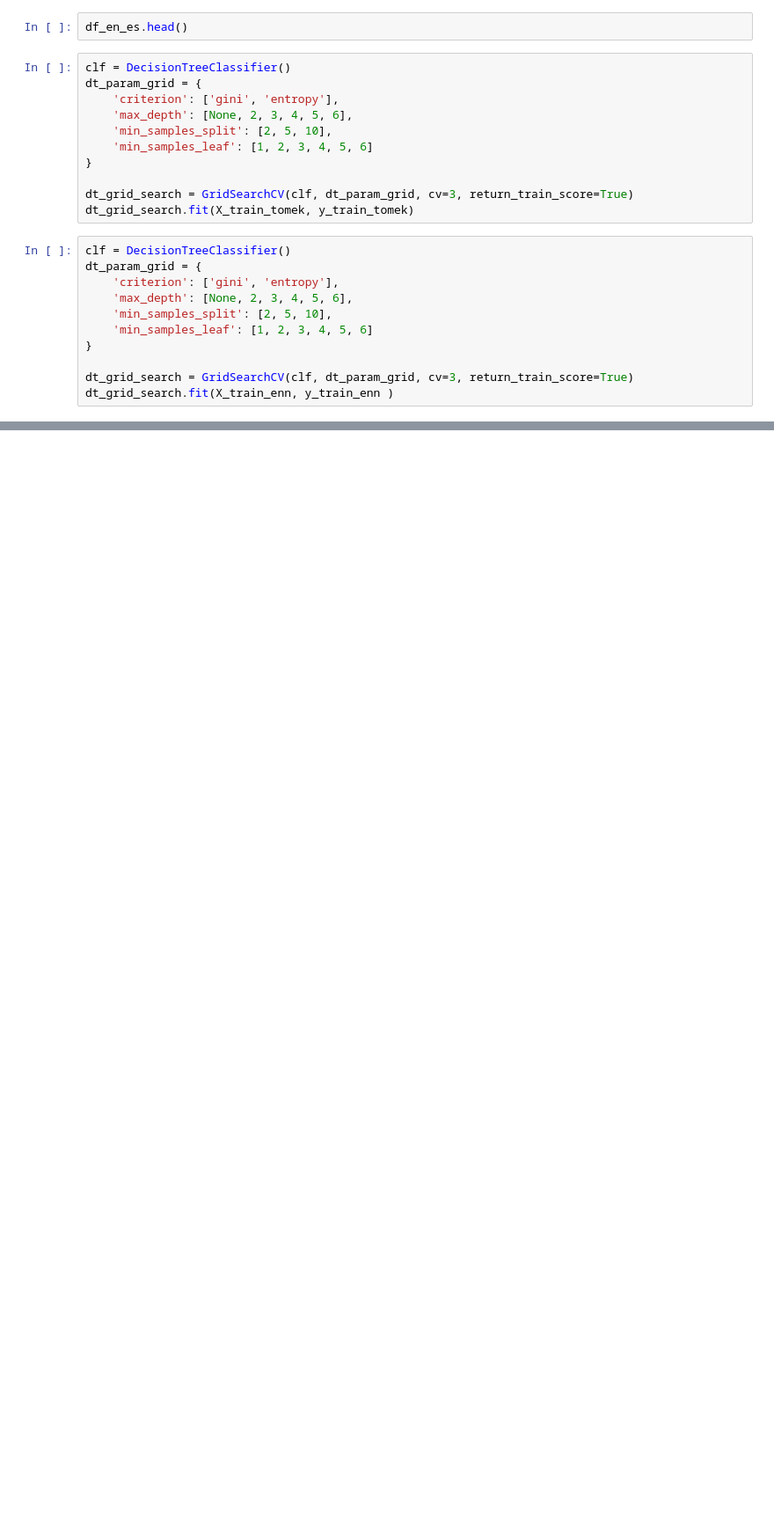
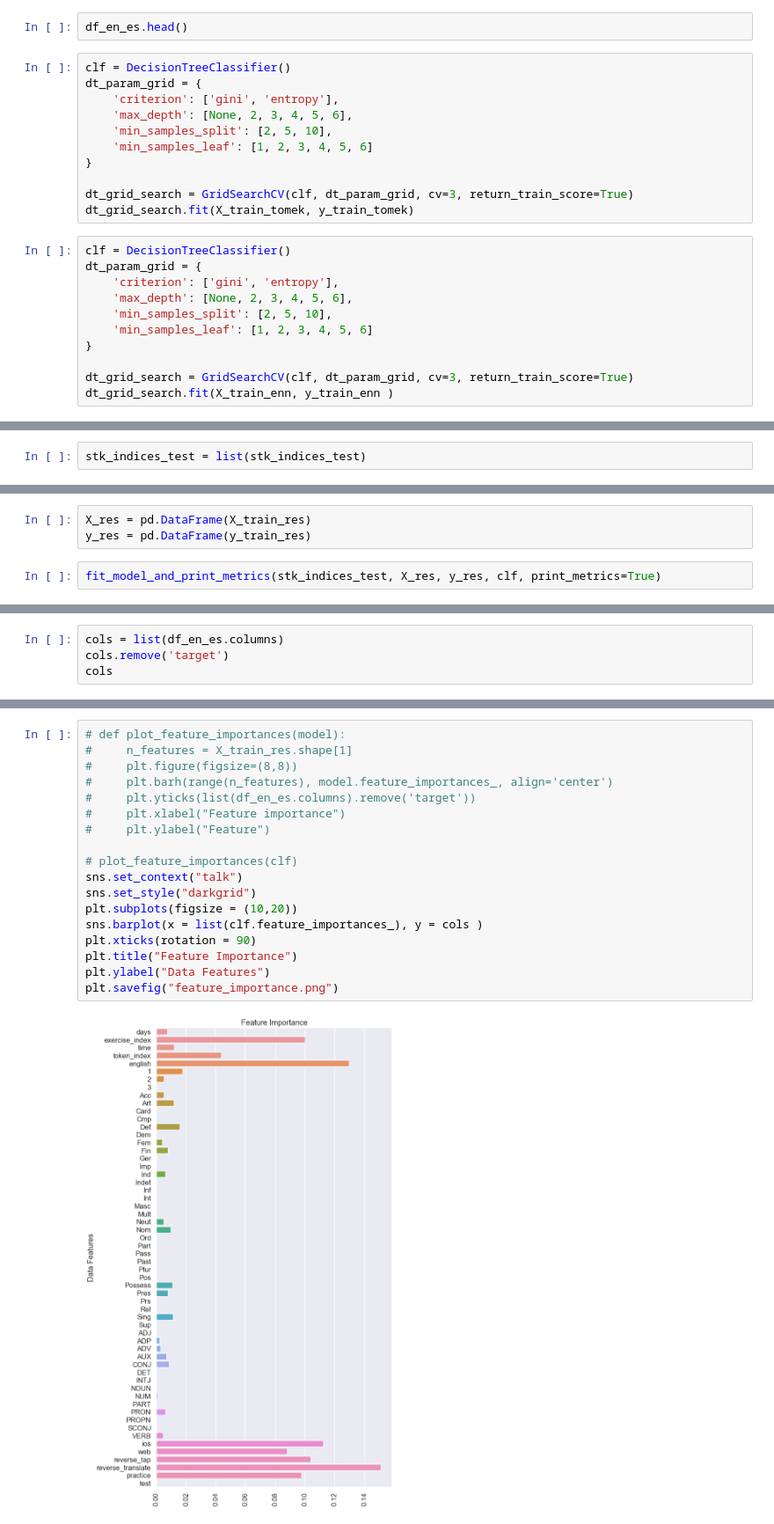
Before and after one commit to k-christensen/en_es_duo_SLAM, a Jupyter notebook: data_processing.ipynb, the cells around one changed output, grey strips where cells are left out. Shown at 88% size. Cells and saved outputs as stored; diff of their text form; blank space fills up the shorter version.

```diff
--- a/data_processing.ipynb
+++ b/data_processing.ipynb
@@ -2166,0 +2187,2 @@ print("Validation accuracy: {:.4}%".format(val_accuracy * 100))
+# %%
+stk_indices_test = list(stk_indices_test)
@@ -2166,0 +2192,5 @@ print("Validation accuracy: {:.4}%".format(val_accuracy * 100))
+# %%
+X_res = pd.DataFrame(X_train_res)
+y_res = pd.DataFrame(y_train_res)
+# %%
+fit_model_and_print_metrics(stk_indices_test, X_res, y_res, clf, print_metrics=True)
@@ -2166,0 +2229,4 @@ print("Validation accuracy: {:.4}%".format(val_accuracy * 100))
+# %%
+cols = list(df_en_es.columns)
+cols.remove('target')
+cols
@@ -2166,0 +2271,20 @@ print("Validation accuracy: {:.4}%".format(val_accuracy * 100))
+# %%
+# def plot_feature_importances(model):
+#     n_features = X_train_res.shape[1]
+#     plt.figure(figsize=(8,8))
+#     plt.barh(range(n_features), model.feature_importances_, align='center')
+#     plt.yticks(list(df_en_es.columns).remove('target'))
+#     plt.xlabel("Feature importance")
+#     plt.ylabel("Feature")
+
+# plot_feature_importances(clf)
+sns.set_context("talk")
+sns.set_style("darkgrid")
+plt.subplots(figsize = (10,20))
+sns.barplot(x = list(clf.feature_importances_), y = cols )
+plt.xticks(rotation = 90)
+plt.title("Feature Importance")
+plt.ylabel("Data Features")
+plt.savefig("feature_importance.png")
+# %% [output]
+[figure, added]
```
Also changed, not shown: parts of 30 cells of this notebook, 1 other file.
